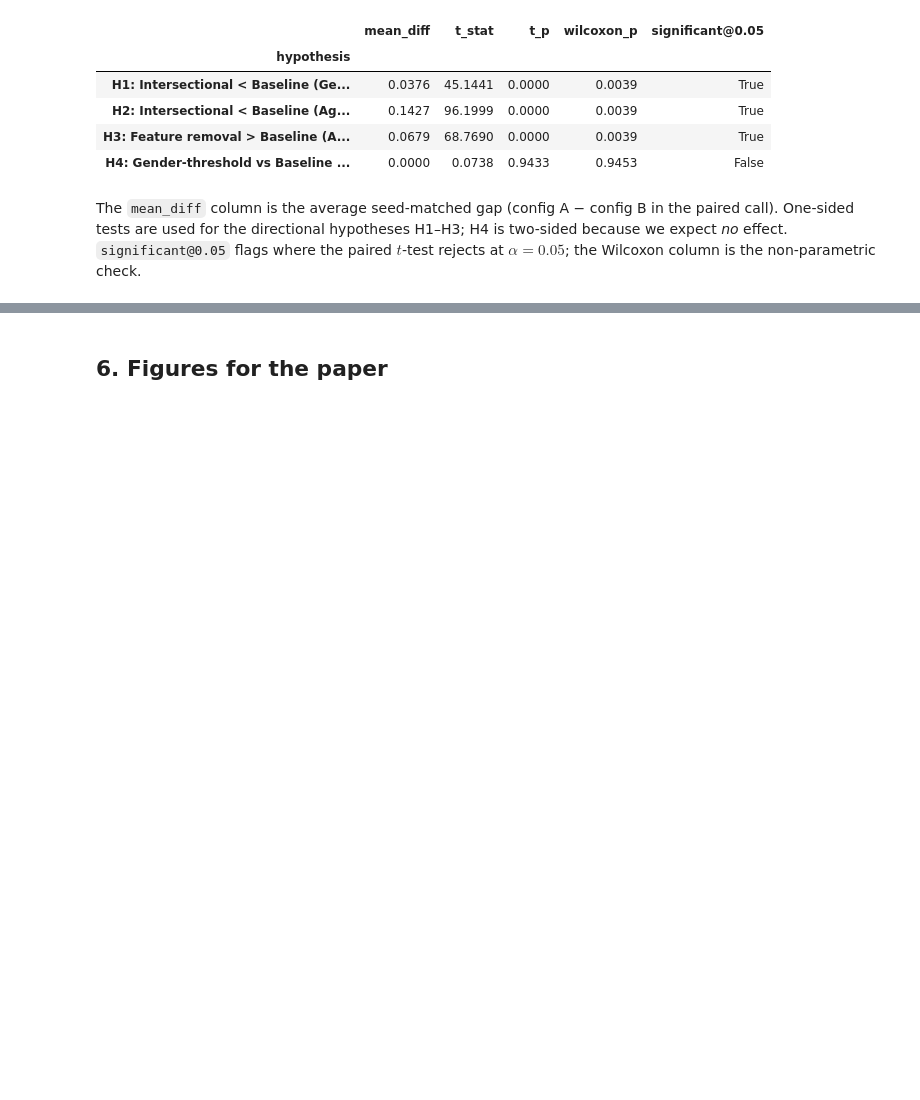
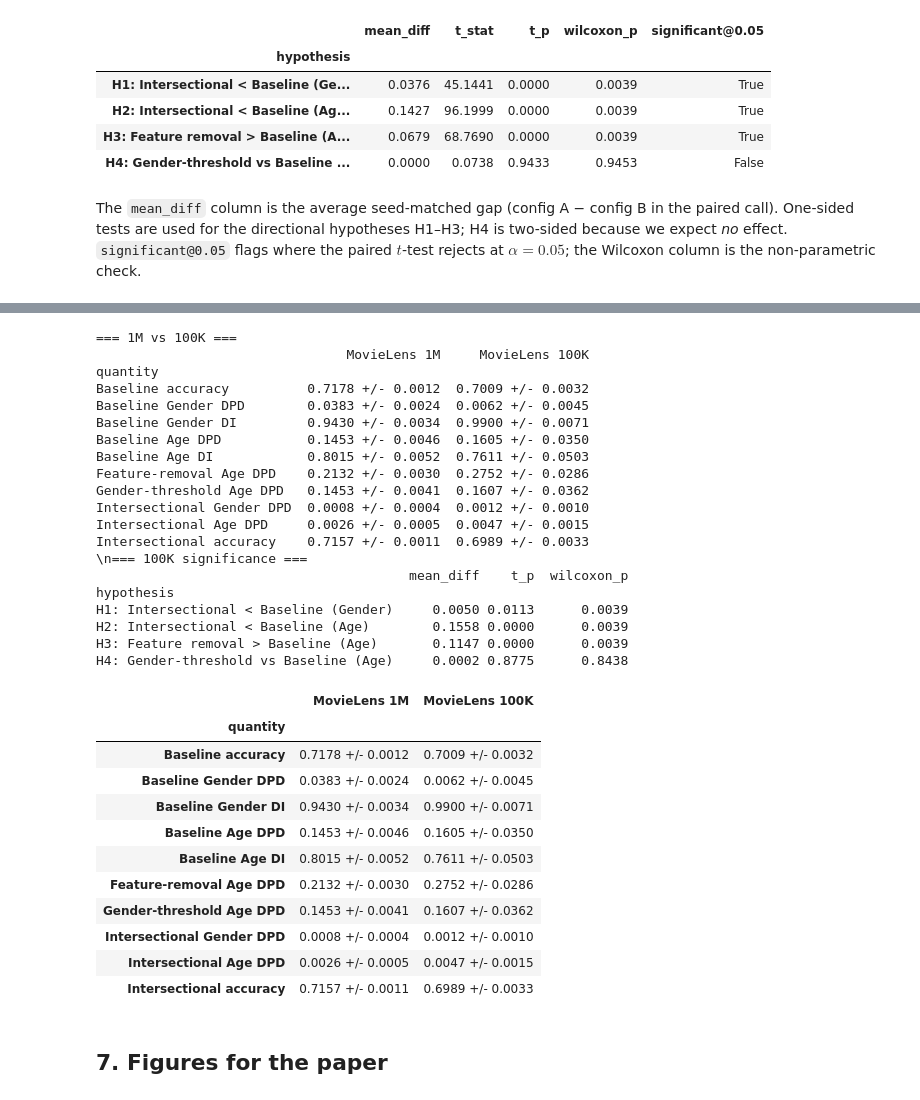
Before and after one commit to RutvikNK/cs570_movie-lens_group2, a Jupyter notebook: Vortex_D4_Fairness.ipynb, the cells around one changed output, grey strips where cells are left out. Drawn from its saved outputs; the diff is of its cells as text; code cells hidden in the pictures; blank space fills up the shorter version.

```diff
--- a/Vortex_D4_Fairness.ipynb
+++ b/Vortex_D4_Fairness.ipynb
@@ -487,5 +579,65 @@ $t$-test rejects at $\alpha=0.05$; the Wilcoxon column is the non-parametric che
+# %%
+# Side-by-side 1M vs 100K (mean +/- std over 8 seeds) and 100K significance tests
+def ms2(frame, col): return f"{frame[col].mean():.4f} +/- {frame[col].std(ddof=1):.4f}"
+comp_spec = [("Baseline accuracy","base_acc"), ("Baseline Gender DPD","base_gender_DPD"),
+             ("Baseline Gender DI","base_gender_DI"), ("Baseline Age DPD","base_age_DPD"),
+             ("Baseline Age DI","base_age_DI"), ("Feature-removal Age DPD","fr_age_DPD"),
+             ("Gender-threshold Age DPD","gthr_age_DPD"),
+             ("Intersectional Gender DPD","xthr_gender_DPD"),
+             ("Intersectional Age DPD","xthr_age_DPD"), ("Intersectional accuracy","xthr_acc")]
+compare = pd.DataFrame([(lbl, ms2(cs, c), ms2(cs100, c)) for lbl, c in comp_spec],
+                       columns=["quantity", "MovieLens 1M", "MovieLens 100K"]).set_index("quantity")
+
+def paired2(frame, a_col, b_col, alt, label):
+    a, b = frame[a_col].values, frame[b_col].values
+    _, t_p = stats.ttest_rel(a, b, alternative=alt)
+    try: _, w_p = stats.wilcoxon(a, b, alternative=alt)
+    except ValueError: w_p = float("nan")
+    return dict(hypothesis=label, mean_diff=(a - b).mean(), t_p=t_p, wilcoxon_p=w_p)
+tests100 = pd.DataFrame([
+    paired2(cs100, "base_gender_DPD", "xthr_gender_DPD", "greater", "H1: Intersectional < Baseline (Gender)"),
+    paired2(cs100, "base_age_DPD", "xthr_age_DPD", "greater", "H2: Intersectional < Baseline (Age)"),
+    paired2(cs100, "fr_age_DPD", "base_age_DPD", "greater", "H3: Feature removal > Baseline (Age)"),
+    paired2(cs100, "gthr_age_DPD", "base_age_DPD", "two-sided", "H4: Gender-threshold vs Baseline (Age)"),
+]).set_index("hypothesis")
+print("=== 1M vs 100K ==="); print(compare.to_string())
+print("\\n=== 100K significance ==="); print(tests100.to_string())
+compare
+# %% [output]
+=== 1M vs 100K ===
+                                MovieLens 1M     MovieLens 100K
+quantity
+Baseline accuracy          0.7178 +/- 0.0012  0.7009 +/- 0.0032
+Baseline Gender DPD        0.0383 +/- 0.0024  0.0062 +/- 0.0045
+Baseline Gender DI         0.9430 +/- 0.0034  0.9900 +/- 0.0071
+Baseline Age DPD           0.1453 +/- 0.0046  0.1605 +/- 0.0350
+Baseline Age DI            0.8015 +/- 0.0052  0.7611 +/- 0.0503
+Feature-removal Age DPD    0.2132 +/- 0.0030  0.2752 +/- 0.0286
+Gender-threshold Age DPD   0.1453 +/- 0.0041  0.1607 +/- 0.0362
+Intersectional Gender DPD  0.0008 +/- 0.0004  0.0012 +/- 0.0010
+Intersectional Age DPD     0.0026 +/- 0.0005  0.0047 +/- 0.0015
+Intersectional accuracy    0.7157 +/- 0.0011  0.6989 +/- 0.0033
+\n=== 100K significance ===
+                                        mean_diff    t_p  wilcoxon_p
+hypothesis
+H1: Intersectional < Baseline (Gender)     0.0050 0.0113      0.0039
+H2: Intersectional < Baseline (Age)        0.1558 0.0000      0.0039
+H3: Feature removal > Baseline (Age)       0.1147 0.0000      0.0039
+H4: Gender-threshold vs Baseline (Age)     0.0002 0.8775      0.8438
+|  | MovieLens 1M | MovieLens 100K |
+| quantity |  |  |
+| Baseline accuracy | 0.7178 +/- 0.0012 | 0.7009 +/- 0.0032 |
+| Baseline Gender DPD | 0.0383 +/- 0.0024 | 0.0062 +/- 0.0045 |
+| Baseline Gender DI | 0.9430 +/- 0.0034 | 0.9900 +/- 0.0071 |
+| Baseline Age DPD | 0.1453 +/- 0.0046 | 0.1605 +/- 0.0350 |
+| Baseline Age DI | 0.8015 +/- 0.0052 | 0.7611 +/- 0.0503 |
+| Feature-removal Age DPD | 0.2132 +/- 0.0030 | 0.2752 +/- 0.0286 |
+| Gender-threshold Age DPD | 0.1453 +/- 0.0041 | 0.1607 +/- 0.0362 |
+| Intersectional Gender DPD | 0.0008 +/- 0.0004 | 0.0012 +/- 0.0010 |
+| Intersectional Age DPD | 0.0026 +/- 0.0005 | 0.0047 +/- 0.0015 |
+| Intersectional accuracy | 0.7157 +/- 0.0011 | 0.6989 +/- 0.0033 |
 # %% [markdown]
-## 6. Figures for the paper
+## 7. Figures for the paper
 # %%
 import matplotlib
 matplotlib.use("Agg")
```
Also changed, not shown: parts of 10 cells of this notebook, 14 other files.
